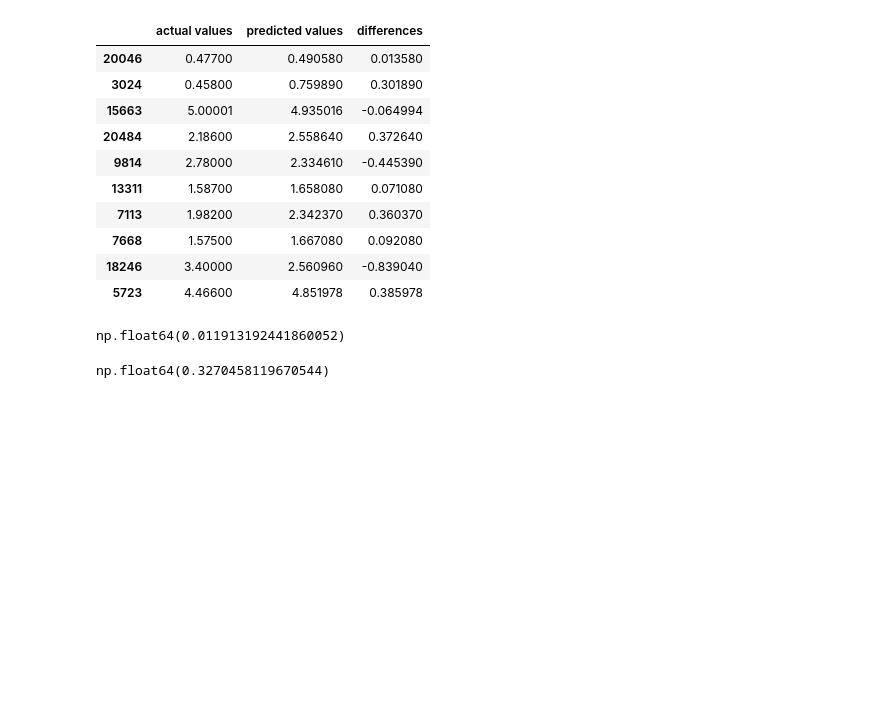
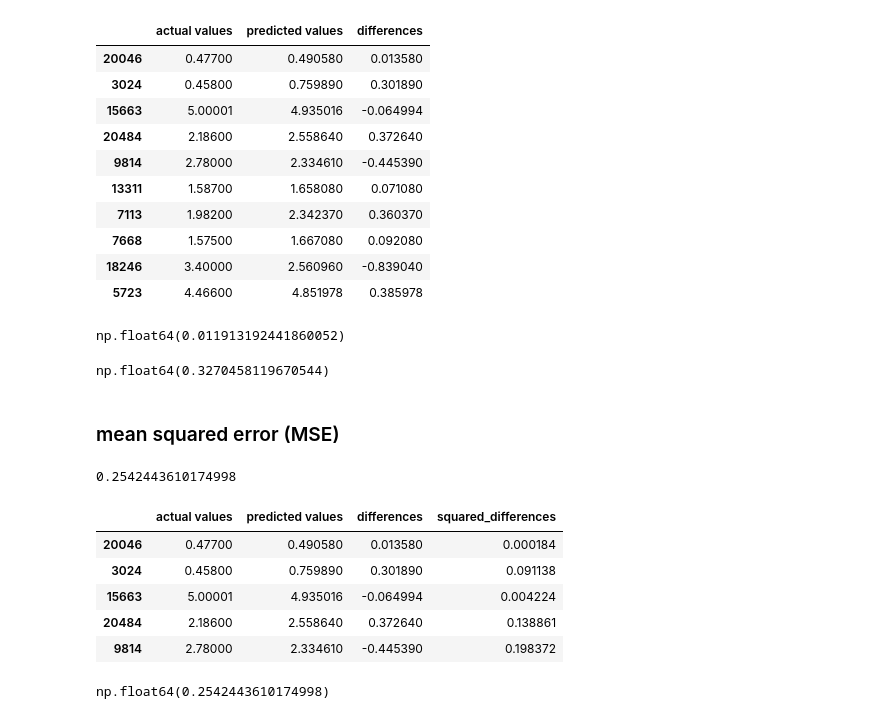
Before and after one commit to atulhooda/ml-learning-scikit-learn, a Jupyter notebook: introduction-to-scikit-learn.ipynb, the cells around one changed output. Cells and saved outputs as stored; diff of their text form; code cells hidden in the pictures; blank space fills up the shorter version.

```diff
--- a/introduction-to-scikit-learn.ipynb
+++ b/introduction-to-scikit-learn.ipynb
@@ -1899,3 +1899,28 @@ np.float64(0.011913192441860052)
 np.abs(df["differences"]).mean()
 # %% [output]
 np.float64(0.3270458119670544)
+# %% [markdown]
+### mean squared error (MSE)
+# %%
+from sklearn.metrics import mean_squared_error
+y_preds = model.predict(x_test)
+mse = mean_squared_error(y_test,y_preds)
+mse
+# %% [output]
+0.2542443610174998
+# %%
+df["squared_differences"] = np.square(df["differences"])
+df.head()
+# %% [output]
+|  | actual values | predicted values | differences | squared_differences |
+| 20046 | 0.47700 | 0.490580 | 0.013580 | 0.000184 |
+| 3024 | 0.45800 | 0.759890 | 0.301890 | 0.091138 |
+| 15663 | 5.00001 | 4.935016 | -0.064994 | 0.004224 |
+| 20484 | 2.18600 | 2.558640 | 0.372640 | 0.138861 |
+| 9814 | 2.78000 | 2.334610 | -0.445390 | 0.198372 |
+# %%
+#calculate MSE by hand
+squared = np.square(df["differences"])
+squared.mean()
+# %% [output]
+np.float64(0.2542443610174998)
```
Also changed, not shown: parts of 5 cells of this notebook.
